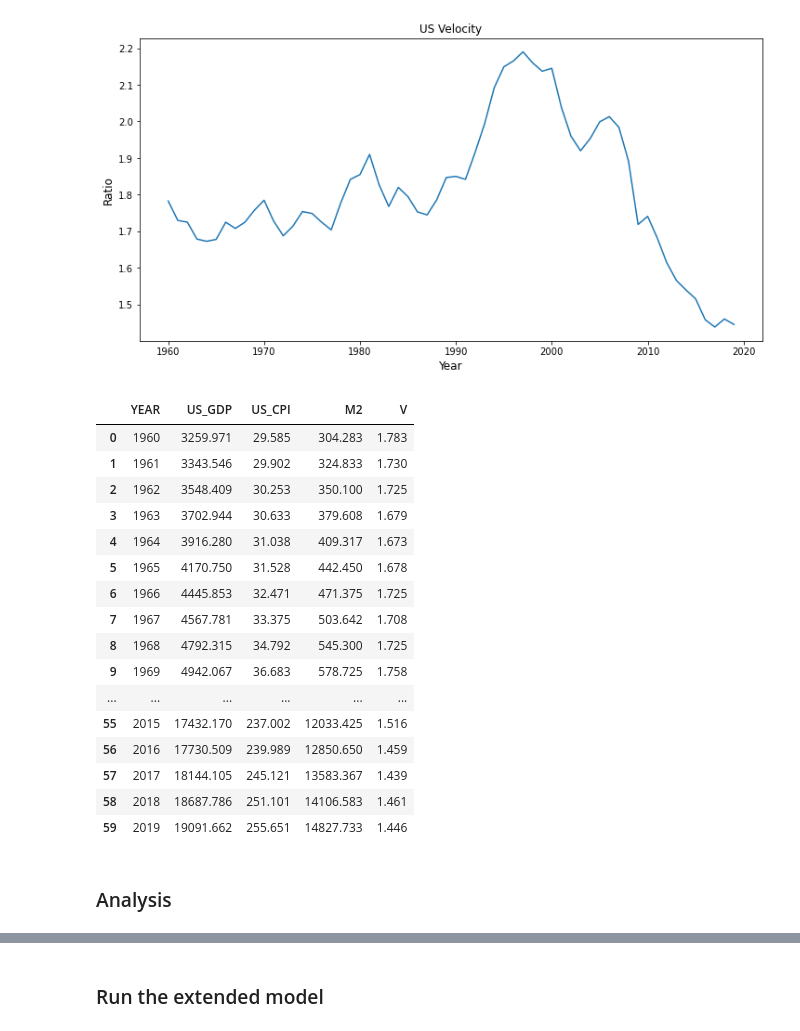
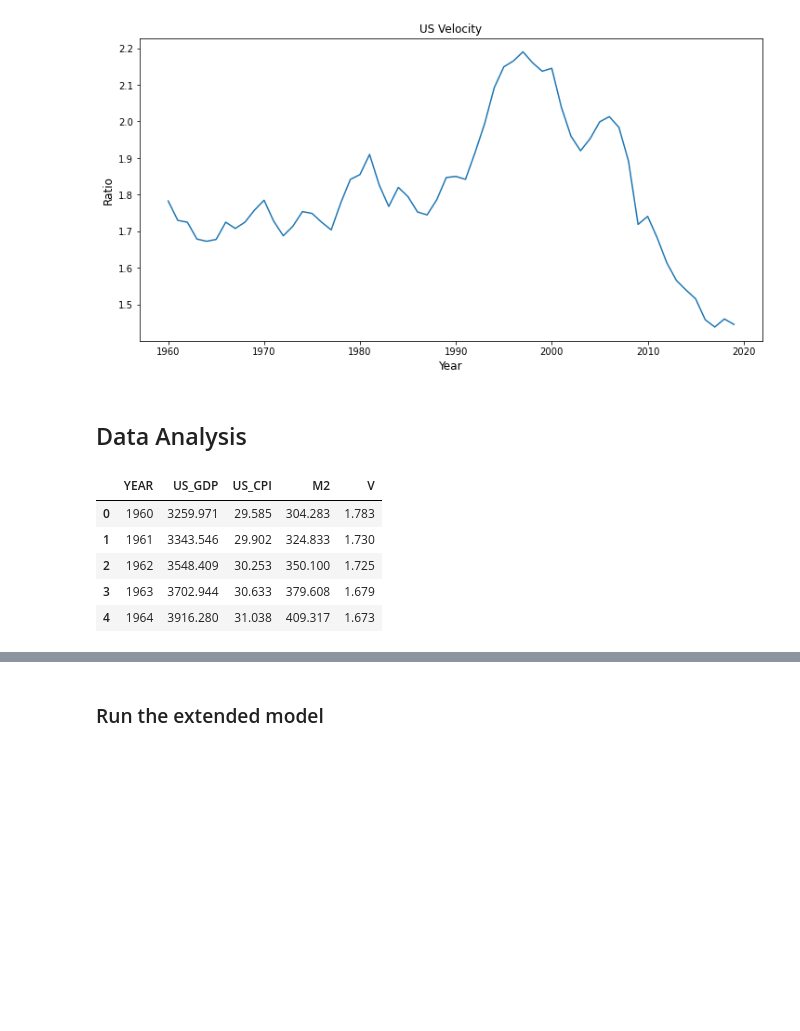
Before and after one commit to jesschow1/project2, a Jupyter notebook: Final Project.ipynb, the cells around one changed output, grey strips where cells are left out. Cells and saved outputs as stored; diff of their text form; code cells hidden in the pictures; blank space fills up the shorter version.

```diff
--- a/Final Project.ipynb
+++ b/Final Project.ipynb
@@ -280,25 +280,14 @@ merge_data=pd.merge(merge_data, data_v, how='inner', on='YEAR', left_on=None, ri
          left_index=False, right_index=False, sort=True,
          suffixes=('_x', '_y'), copy=True, indicator=False,
          validate=None)
+# %% [markdown]
+## Data Analysis
 # %%
-merge_data
+merge_data.head()
 # %% [output]
 |  | YEAR | US_GDP | US_CPI | M2 | V |
 | 0 | 1960 | 3259.971 | 29.585 | 304.283 | 1.783 |
 | 1 | 1961 | 3343.546 | 29.902 | 324.833 | 1.730 |
 | 2 | 1962 | 3548.409 | 30.253 | 350.100 | 1.725 |
 | 3 | 1963 | 3702.944 | 30.633 | 379.608 | 1.679 |
 | 4 | 1964 | 3916.280 | 31.038 | 409.317 | 1.673 |
-| 5 | 1965 | 4170.750 | 31.528 | 442.450 | 1.678 |
-| 6 | 1966 | 4445.853 | 32.471 | 471.375 | 1.725 |
-| 7 | 1967 | 4567.781 | 33.375 | 503.642 | 1.708 |
-| 8 | 1968 | 4792.315 | 34.792 | 545.300 | 1.725 |
-| 9 | 1969 | 4942.067 | 36.683 | 578.725 | 1.758 |
-| ... | ... | ... | ... | ... | ... |
-| 55 | 2015 | 17432.170 | 237.002 | 12033.425 | 1.516 |
-| 56 | 2016 | 17730.509 | 239.989 | 12850.650 | 1.459 |
-| 57 | 2017 | 18144.105 | 245.121 | 13583.367 | 1.439 |
-| 58 | 2018 | 18687.786 | 251.101 | 14106.583 | 1.461 |
-| 59 | 2019 | 19091.662 | 255.651 | 14827.733 | 1.446 |
-# %% [markdown]
-### Analysis
```
Also changed, not shown: parts of 20 cells of this notebook, 1 other file.
